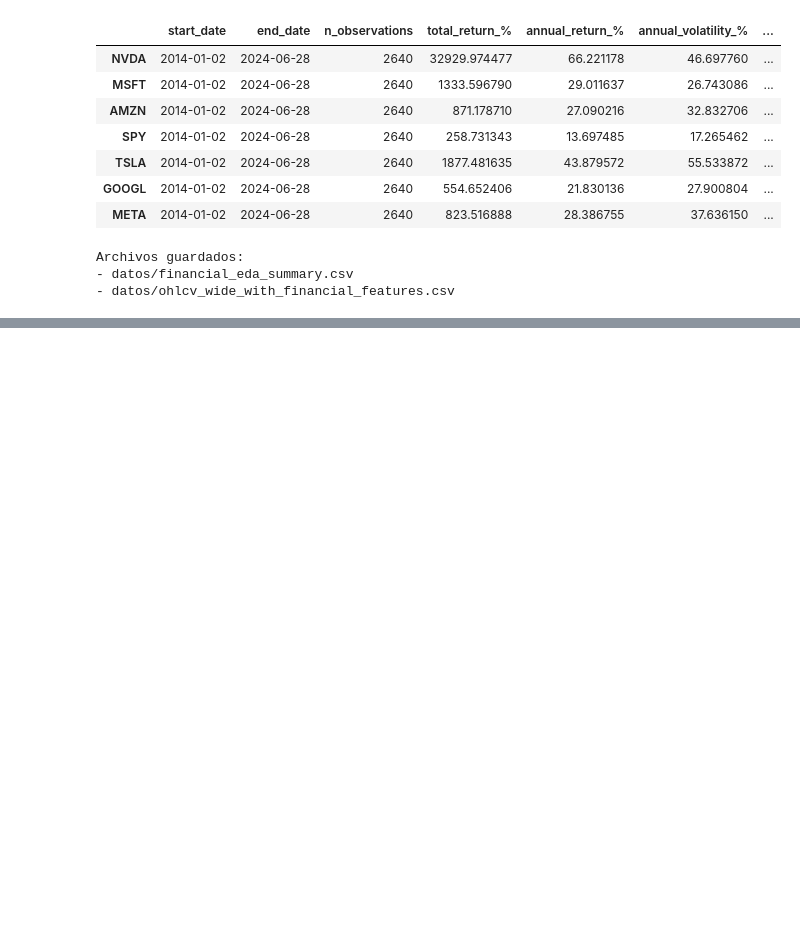
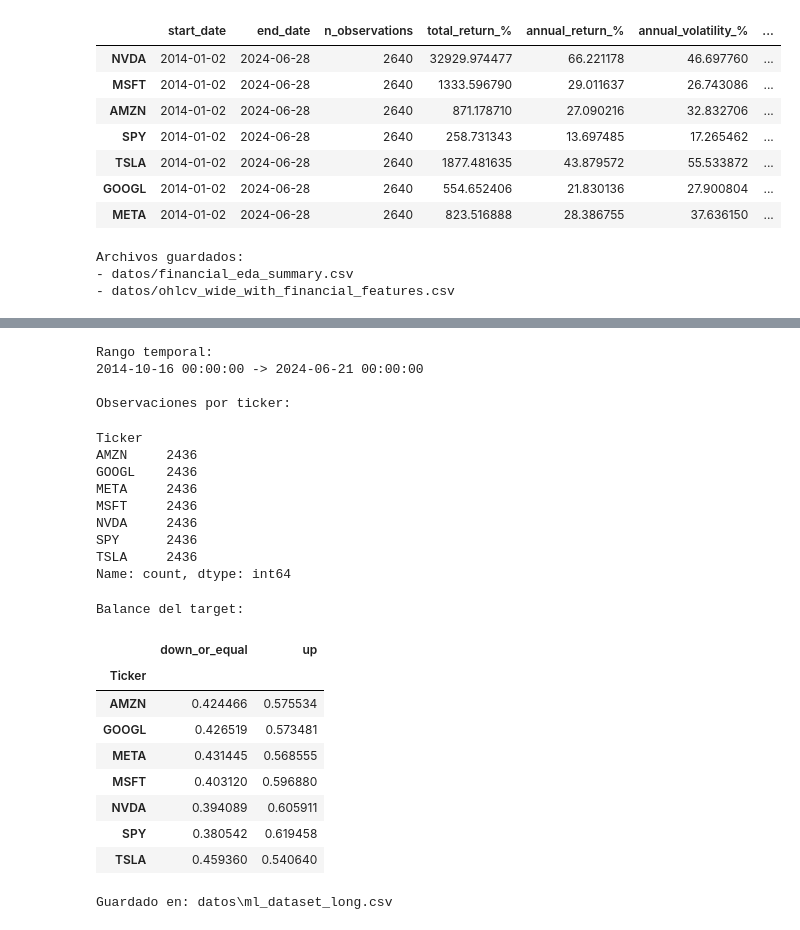
Before and after one commit to juanbarearojo/Mini-trading-bot, a Jupyter notebook: eda.ipynb, the cells around one changed output, grey strips where cells are left out. Cells and saved outputs as stored; diff of their text form; code cells hidden in the pictures; blank space fills up the shorter version.

```diff
--- a/eda.ipynb
+++ b/eda.ipynb
@@ -1160,0 +1302,54 @@ Archivos guardados:
+# %%
+target_col = f"target_{horizon}d_up"
+
+print("Rango temporal:")
+print(ml_dataset_long["Date"].min(), "->", ml_dataset_long["Date"].max())
+
+print("\nObservaciones por ticker:")
+display(ml_dataset_long["Ticker"].value_counts().sort_index())
+
+print("\nBalance del target:")
+target_balance = (
+    ml_dataset_long
+    .groupby("Ticker")[target_col]
+    .value_counts(normalize=True)
+    .rename("proportion")
+    .reset_index()
+    .pivot(index="Ticker", columns=target_col, values="proportion")
+)
+
+target_balance.columns = ["down_or_equal", "up"]
+display(target_balance)
+
+DATA_DIR = Path("datos")
+DATA_DIR.mkdir(exist_ok=True)
+
+output_path = DATA_DIR / "ml_dataset_long.csv"
+ml_dataset_long.to_csv(output_path, index=False)
+
+print(f"\nGuardado en: {output_path}")
+# %% [output]
+Rango temporal:
+2014-10-16 00:00:00 -> 2024-06-21 00:00:00
+
+Observaciones por ticker:
+Ticker
+AMZN     2436
+GOOGL    2436
+META     2436
+MSFT     2436
+NVDA     2436
+SPY      2436
+TSLA     2436
+Name: count, dtype: int64
+Balance del target:
+|  | down_or_equal | up |
+| Ticker |  |  |
+| AMZN | 0.424466 | 0.575534 |
+| GOOGL | 0.426519 | 0.573481 |
+| META | 0.431445 | 0.568555 |
+| MSFT | 0.403120 | 0.596880 |
+| NVDA | 0.394089 | 0.605911 |
+| SPY | 0.380542 | 0.619458 |
+| TSLA | 0.459360 | 0.540640 |
+Guardado en: datos\ml_dataset_long.csv
```
Also changed, not shown: parts of 6 cells of this notebook, 8 other files.
